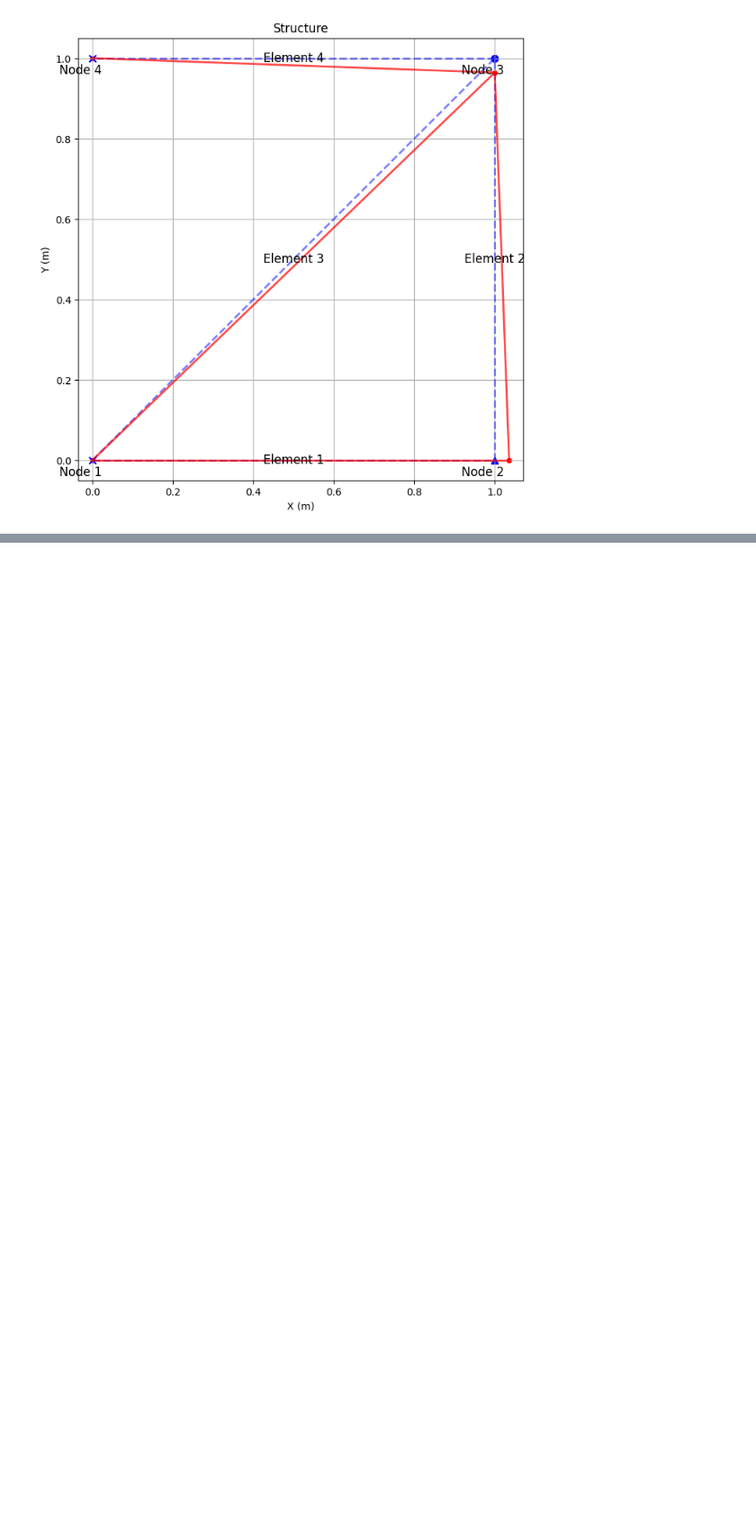
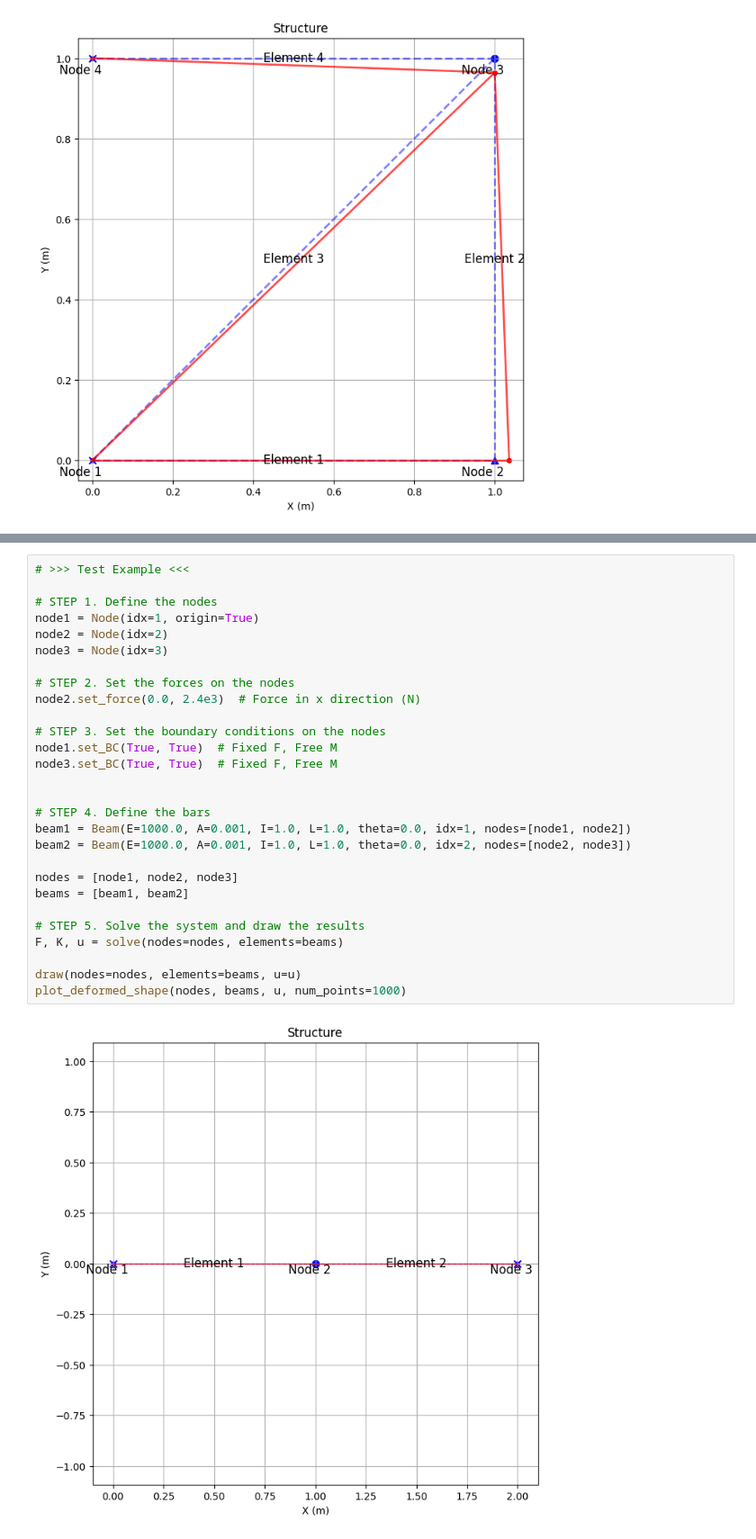
Before and after one commit to 7cmdehdrb/CAE, a Jupyter notebook: fem.ipynb, the cells around one changed output, grey strips where cells are left out. Shown at 90% size. Saved outputs shown, nothing was run; the diff lists cells and outputs as text; blank space fills up the shorter version.

```diff
--- a/fem.ipynb
+++ b/fem.ipynb
@@ -578,0 +563,30 @@ print("Beam2 shape function at x=0.5:", ans)
+# %%
+# >>> Test Example <<<
+
+# STEP 1. Define the nodes
+node1 = Node(idx=1, origin=True)
+node2 = Node(idx=2)
+node3 = Node(idx=3)
+
+# STEP 2. Set the forces on the nodes
+node2.set_force(0.0, 2.4e3)  # Force in x direction (N)
+
+# STEP 3. Set the boundary conditions on the nodes
+node1.set_BC(True, True)  # Fixed F, Free M
+node3.set_BC(True, True)  # Fixed F, Free M
+
+
+# STEP 4. Define the bars
+beam1 = Beam(E=1000.0, A=0.001, I=1.0, L=1.0, theta=0.0, idx=1, nodes=[node1, node2])
+beam2 = Beam(E=1000.0, A=0.001, I=1.0, L=1.0, theta=0.0, idx=2, nodes=[node2, node3])
+
+nodes = [node1, node2, node3]
+beams = [beam1, beam2]
+
+# STEP 5. Solve the system and draw the results
+F, K, u = solve(nodes=nodes, elements=beams)
+
+draw(nodes=nodes, elements=beams, u=u)
+plot_deformed_shape(nodes, beams, u, num_points=1000)
+# %% [output]
+[figure, added]
```
Also changed, not shown: parts of 2 cells of this notebook, 2 other files.
